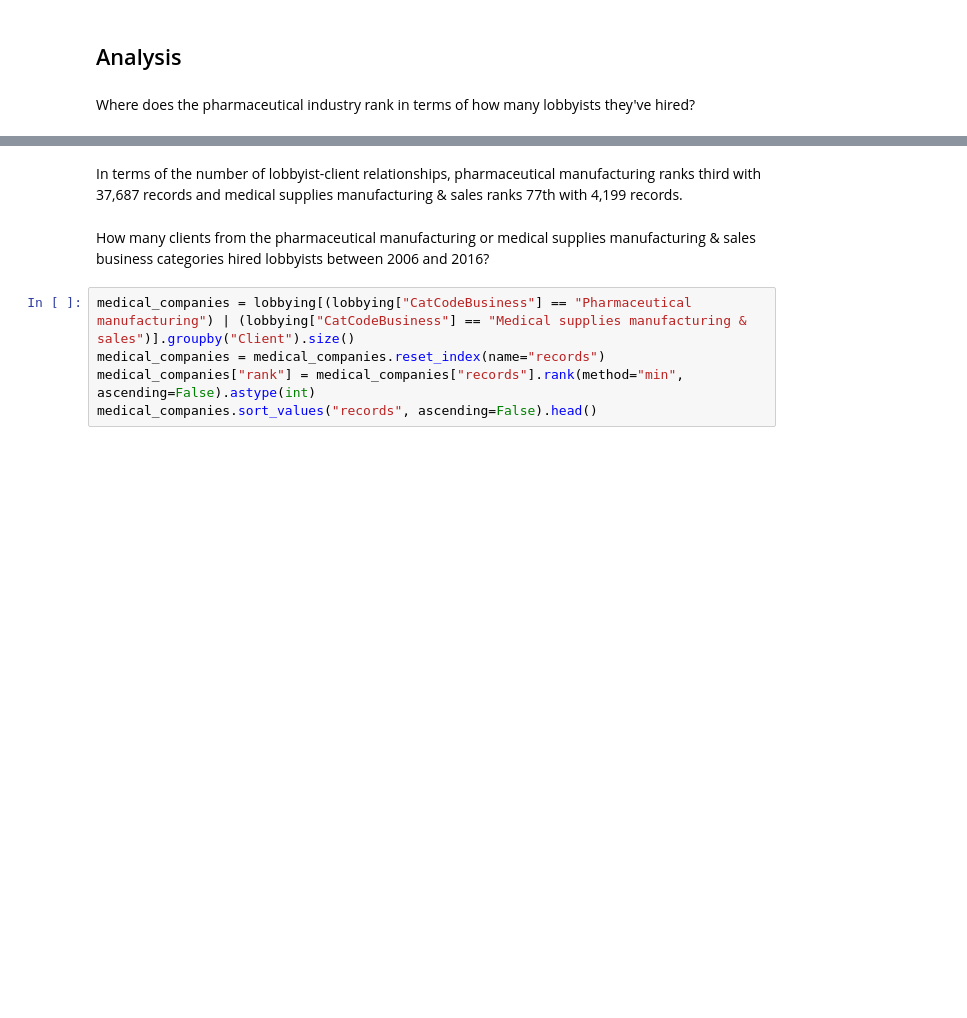
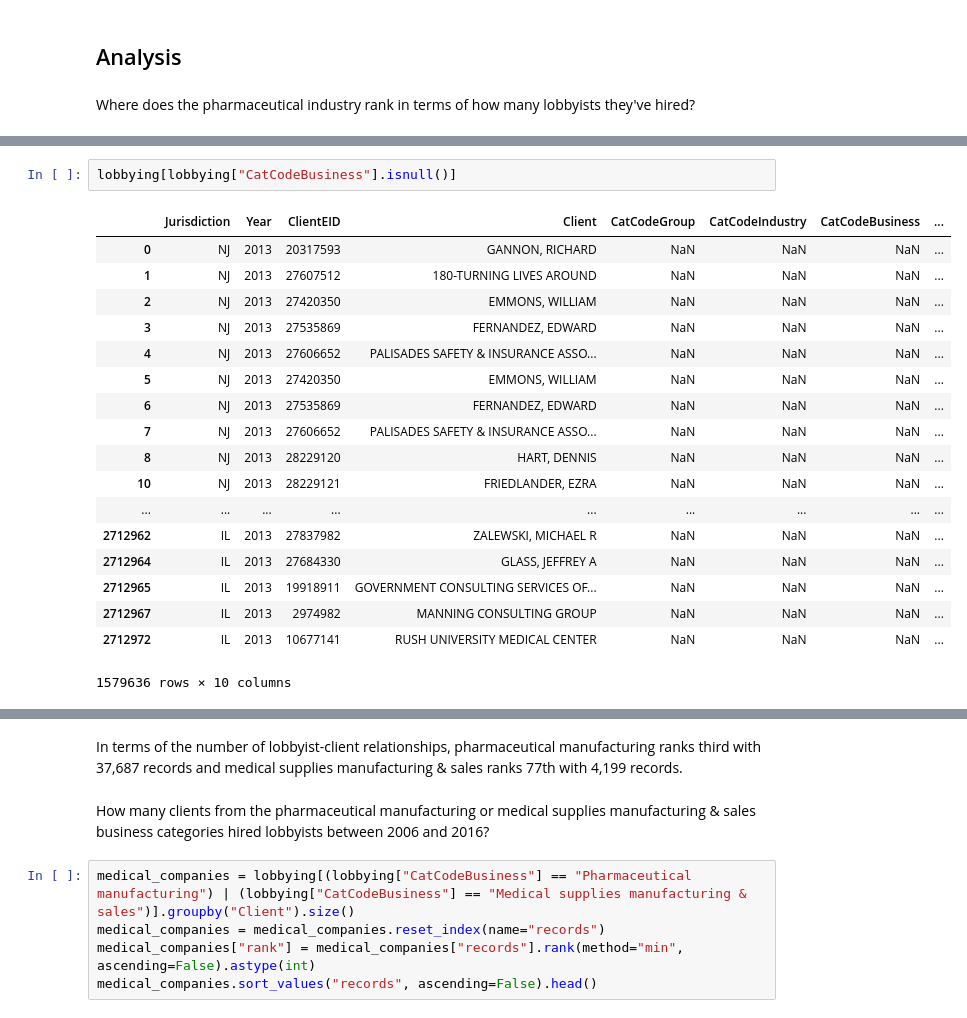
Before and after one commit to PublicI/medicaid-influence-analysis, a Jupyter notebook: pharmaceutical_lobbying.ipynb, the cells around one changed output, grey strips where cells are left out. Cells and saved outputs as stored; diff of their text form; blank space fills up the shorter version.

```diff
--- a/pharmaceutical_lobbying.ipynb
+++ b/pharmaceutical_lobbying.ipynb
@@ -182,3 +150,24 @@ Where does the pharmaceutical industry rank in terms of how many lobbyists they'
+# %%
+lobbying[lobbying["CatCodeBusiness"].isnull()]
+# %% [output]
+|  | Jurisdiction | Year | ClientEID | Client | CatCodeGroup | CatCodeIndustry | CatCodeBusiness | ... |
+| 0 | NJ | 2013 | 20317593 | GANNON, RICHARD | NaN | NaN | NaN | ... |
+| 1 | NJ | 2013 | 27607512 | 180-TURNING LIVES AROUND | NaN | NaN | NaN | ... |
+| 2 | NJ | 2013 | 27420350 | EMMONS, WILLIAM | NaN | NaN | NaN | ... |
+| 3 | NJ | 2013 | 27535869 | FERNANDEZ, EDWARD | NaN | NaN | NaN | ... |
+| 4 | NJ | 2013 | 27606652 | PALISADES SAFETY & INSURANCE ASSO... | NaN | NaN | NaN | ... |
+| 5 | NJ | 2013 | 27420350 | EMMONS, WILLIAM | NaN | NaN | NaN | ... |
+| 6 | NJ | 2013 | 27535869 | FERNANDEZ, EDWARD | NaN | NaN | NaN | ... |
+| 7 | NJ | 2013 | 27606652 | PALISADES SAFETY & INSURANCE ASSO... | NaN | NaN | NaN | ... |
+| 8 | NJ | 2013 | 28229120 | HART, DENNIS | NaN | NaN | NaN | ... |
+| 10 | NJ | 2013 | 28229121 | FRIEDLANDER, EZRA | NaN | NaN | NaN | ... |
+| ... | ... | ... | ... | ... | ... | ... | ... | ... |
+| 2712962 | IL | 2013 | 27837982 | ZALEWSKI, MICHAEL R | NaN | NaN | NaN | ... |
+| 2712964 | IL | 2013 | 27684330 | GLASS, JEFFREY A | NaN | NaN | NaN | ... |
+| 2712965 | IL | 2013 | 19918911 | GOVERNMENT CONSULTING SERVICES OF... | NaN | NaN | NaN | ... |
+| 2712967 | IL | 2013 | 2974982 | MANNING CONSULTING GROUP | NaN | NaN | NaN | ... |
+| 2712972 | IL | 2013 | 10677141 | RUSH UNIVERSITY MEDICAL CENTER | NaN | NaN | NaN | ... |
+1579636 rows × 10 columns
 # %%
 business_categories = lobbying.groupby("CatCodeBusiness").size()
 business_categories = business_categories.reset_index(name="records")
```
Also changed, not shown: parts of 21 cells of this notebook, 2 other files.
